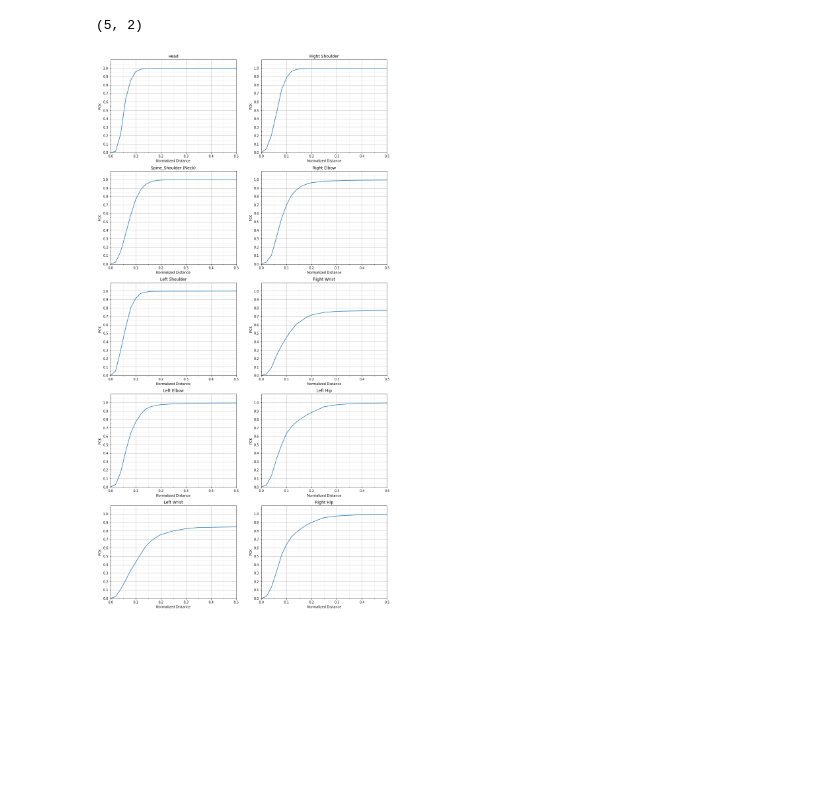
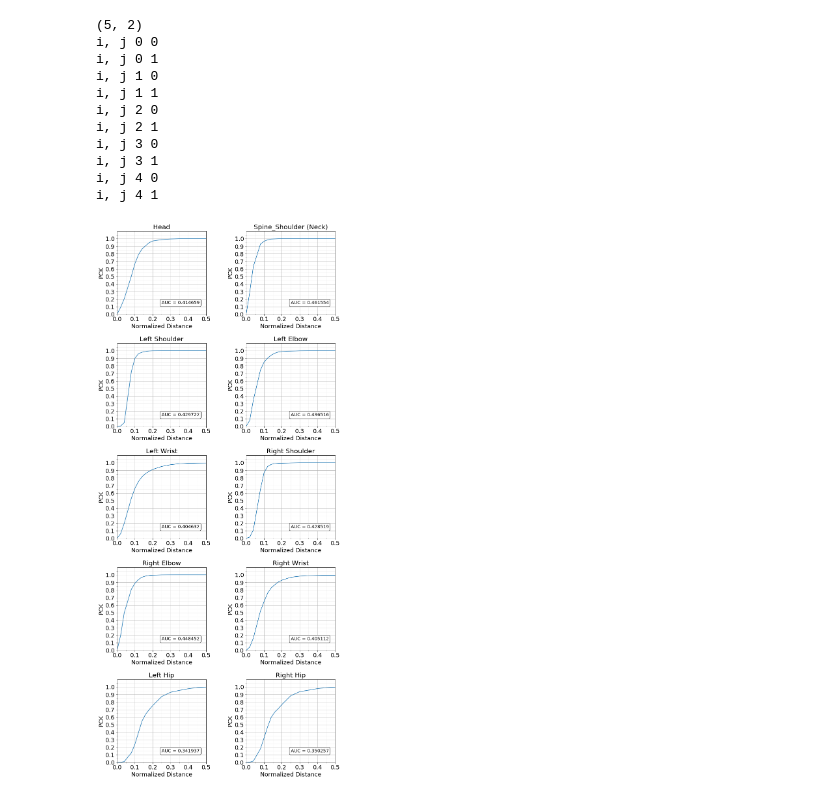
Before and after one commit to GuruMulay/Adapting-RGB-Pose-Estimation-to-New-Domains, a Jupyter notebook: test_pose_plots.ipynb, the cells around one changed output. Drawn from its saved outputs; the diff is of its cells as text; code cells hidden in the pictures; blank space fills up the shorter version.

Commit message:
Fixed plot image legibility

```diff
--- a/test_pose_plots.ipynb
+++ b/test_pose_plots.ipynb
@@ -55,10 +71,12 @@ joints ['Head', 'Spine_Shoulder (Neck)', 'Left Shoulder', 'Left Elbow', 'Left Wr
 fig, ax = plt.subplots(nrows=5, ncols=2)
 print(ax.shape)
 # ax0, ax1, ax2, ax3, ax4, ax5, ax6, ax7, ax8, ax9 = ax.flatten()
-fig.set_size_inches((15, 30))
+fig.set_size_inches((12, 30))
+fig.subplots_adjust(wspace=0.45)
+fig.subplots_adjust(hspace=0.35)
 
 x = pck_at
-x_label = "Normalized Distance"
+# x_label = "Normalized Distance"
 y_label = "PCK"
 
 # # 1 head
@@ -68,41 +86,62 @@ y_label = "PCK"
 # ax0.set(xlabel=x_label, ylabel=y_label, title='Head')
 # ax0.grid()
 
+i = -1
 for p in range(pck.shape[0]):
-    i = p%5
-    j = 0 if p<5 else 1
+
+    j = p%2  # 2 columns
+    if j == 0:
+        i = i + 1
+    print("i, j", i, j)
+
+#     j = 0 if p<5 else 1
 
     y = pck[p]
 #     ax[p].imshow(np.zeros((10,10)))
 
     # Major ticks every .1, minor ticks every .05
     major_ticks = np.arange(0, 1.1, .1)
     minor_ticks = np.arange(0, 1.1, .05)
 
     ax[i][j].set_xticks(major_ticks)
     ax[i][j].set_xticks(minor_ticks, minor=True)
     ax[i][j].set_yticks(major_ticks)
     ax[i][j].set_yticks(minor_ticks, minor=True)
 
     # And a corresponding grid
     # ax[i][j].grid(which='both')
 
     # Or if you want different settings for the grids:
     ax[i][j].grid(which='minor', alpha=0.2)
     ax[i][j].grid(which='major', alpha=0.9)
 
+    auc = round(metrics.auc(x, y), 7)
+    x_label = "Normalized Distance"  # + " | AUC = " + str(auc)
 
     ax[i][j].plot(x, y)
     ax[i][j].set(xlabel=x_label, ylabel=y_label, xlim=[0, 0.5], ylim=[0, 1.1], title=joints[p])
     ax[i][j].grid(linestyle = '-')
 
+    ax[i][j].annotate("AUC = " + str(auc), xy=(0.5, 0.12), xycoords='axes fraction',
+             fontsize=14, bbox=dict(boxstyle="round", fc="w"))
+
 
 # fig.tight_layout()
 plt.show()
 fig.savefig(os.path.join(results_dir, npy_file_pck.split('.')[0] + "_individual_joints.png"))
 # %% [output]
 (5, 2)
+i, j 0 0
+i, j 0 1
+i, j 1 0
+i, j 1 1
+i, j 2 0
+i, j 2 1
+i, j 3 0
+i, j 3 1
+i, j 4 0
+i, j 4 1
-[figure, old version]
+[figure, new version]
 # %%
 fig, ax = plt.subplots(nrows=1, ncols=1)
 fig.set_size_inches((10, 10))
```
Also changed, not shown: parts of 5 cells of this notebook, 3 other files.
